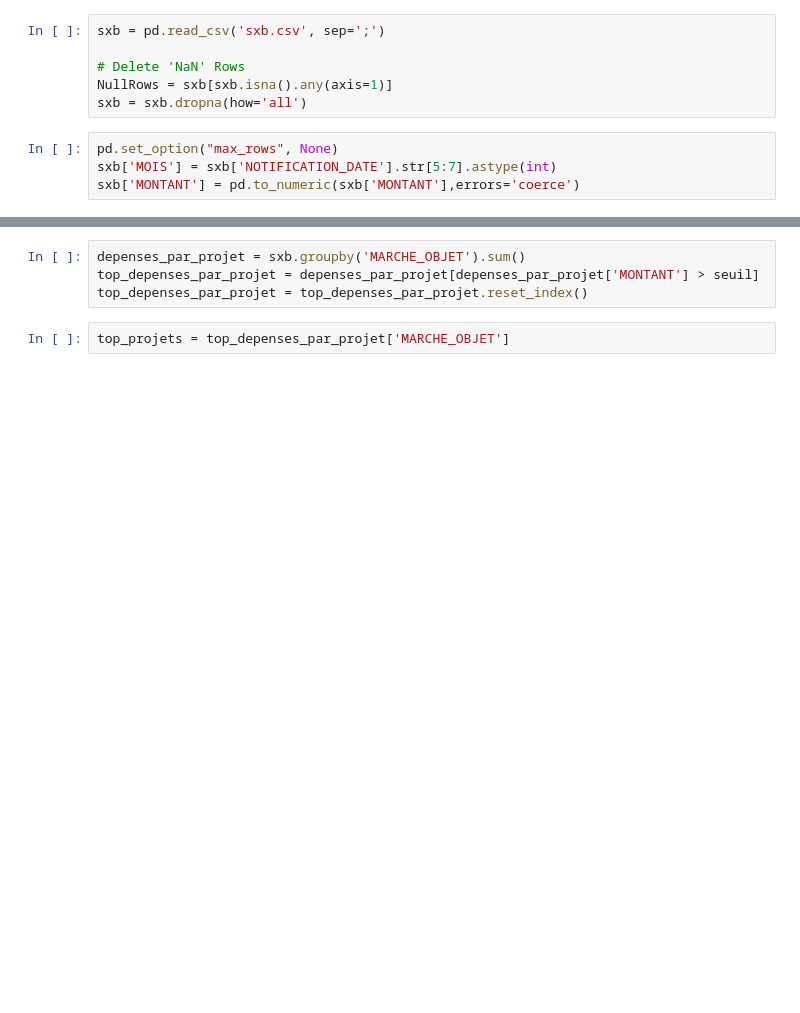
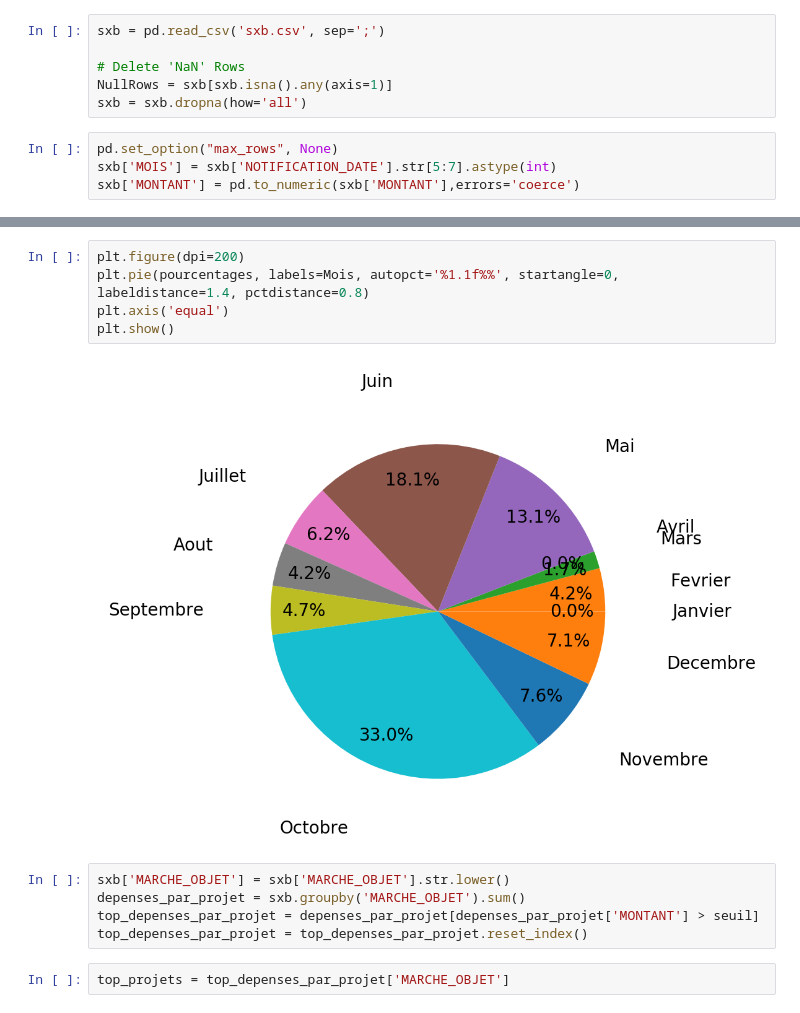
Before and after one commit to alexisskodak/Strasbourg-City-Expenses, a Jupyter notebook: achatsCommuneDeStrasbourg.ipynb, the cells around one changed output, grey strips where cells are left out. Drawn from its saved outputs; the diff is of its cells as text; blank space fills up the shorter version.

```diff
--- a/achatsCommuneDeStrasbourg.ipynb
+++ b/achatsCommuneDeStrasbourg.ipynb
@@ -49,4 +56,12 @@ plt.show()
+# %%
+plt.figure(dpi=200)
+plt.pie(pourcentages, labels=Mois, autopct='%1.1f%%', startangle=0, labeldistance=1.4, pctdistance=0.8)
+plt.axis('equal')
+plt.show()
+# %% [output]
+[figure, added]
 # %%
+sxb['MARCHE_OBJET'] = sxb['MARCHE_OBJET'].str.lower()
 depenses_par_projet = sxb.groupby('MARCHE_OBJET').sum()
 top_depenses_par_projet = depenses_par_projet[depenses_par_projet['MONTANT'] > seuil]
 top_depenses_par_projet = top_depenses_par_projet.reset_index()
```
Also changed, not shown: parts of 7 cells of this notebook.
